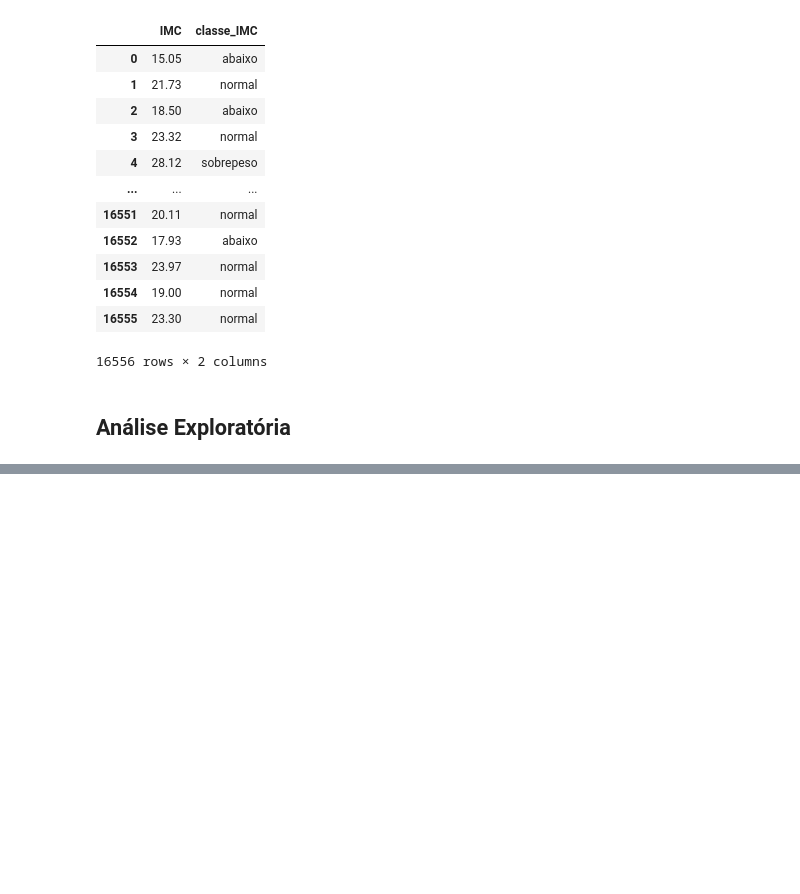
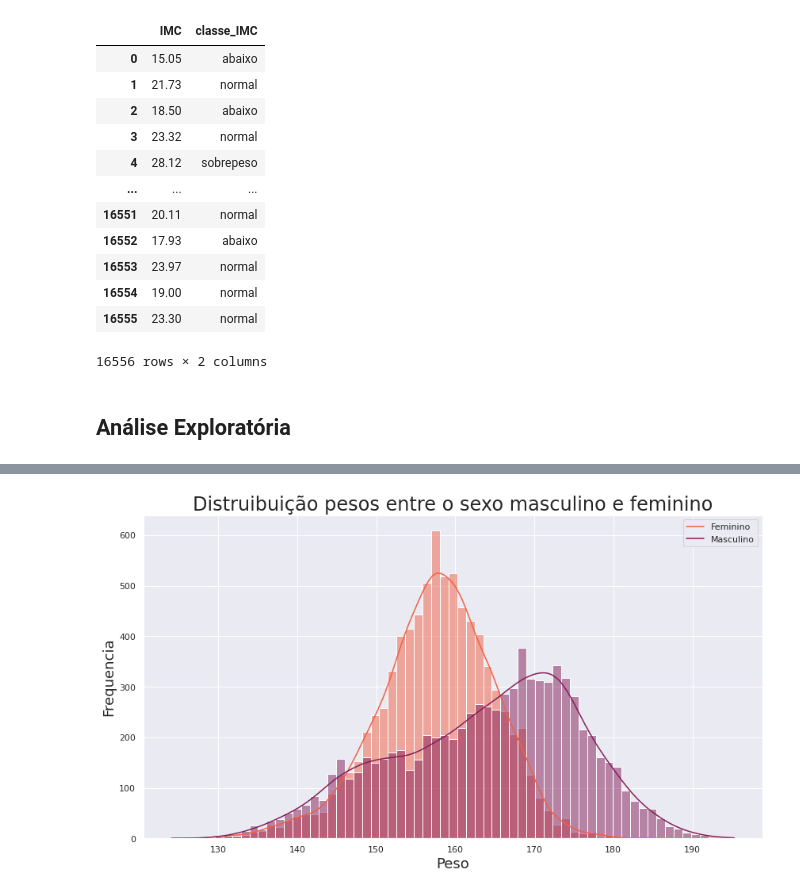
Before and after one commit to Brunomatarucco/Analise_PENSE, a Jupyter notebook: Bruno_matarucco_projeto_03_pense.ipynb, the cells around one changed output, grey strips where cells are left out. Saved outputs shown, nothing was run; the diff lists cells and outputs as text; code cells hidden in the pictures; blank space fills up the shorter version.

```diff
--- a/Bruno_matarucco_projeto_03_pense.ipynb
+++ b/Bruno_matarucco_projeto_03_pense.ipynb
@@ -289,0 +360,15 @@ dados[["IMC","classe_IMC"]]
+# %%
+sns.set_theme(style = 'darkgrid')
+# %%
+# Distribuição dos Pesos
+
+plt.figure(figsize = (14,7.5))
+ax = sns.histplot(data = dados, x = "VB17004", hue = "VB01001", kde = True,
+                  palette=sns.color_palette('rocket',2))
+plt.legend(["Feminino","Masculino"])
+ax.set_title("Distruibuição pesos entre o sexo masculino e feminino", fontsize = 24)
+ax.set_ylabel("Frequencia", fontsize = 18)
+ax.set_xlabel("Peso", fontsize = 18)
+plt.show()
+# %% [output]
+[figure, added]
```
Also changed, not shown: parts of 13 cells of this notebook.
